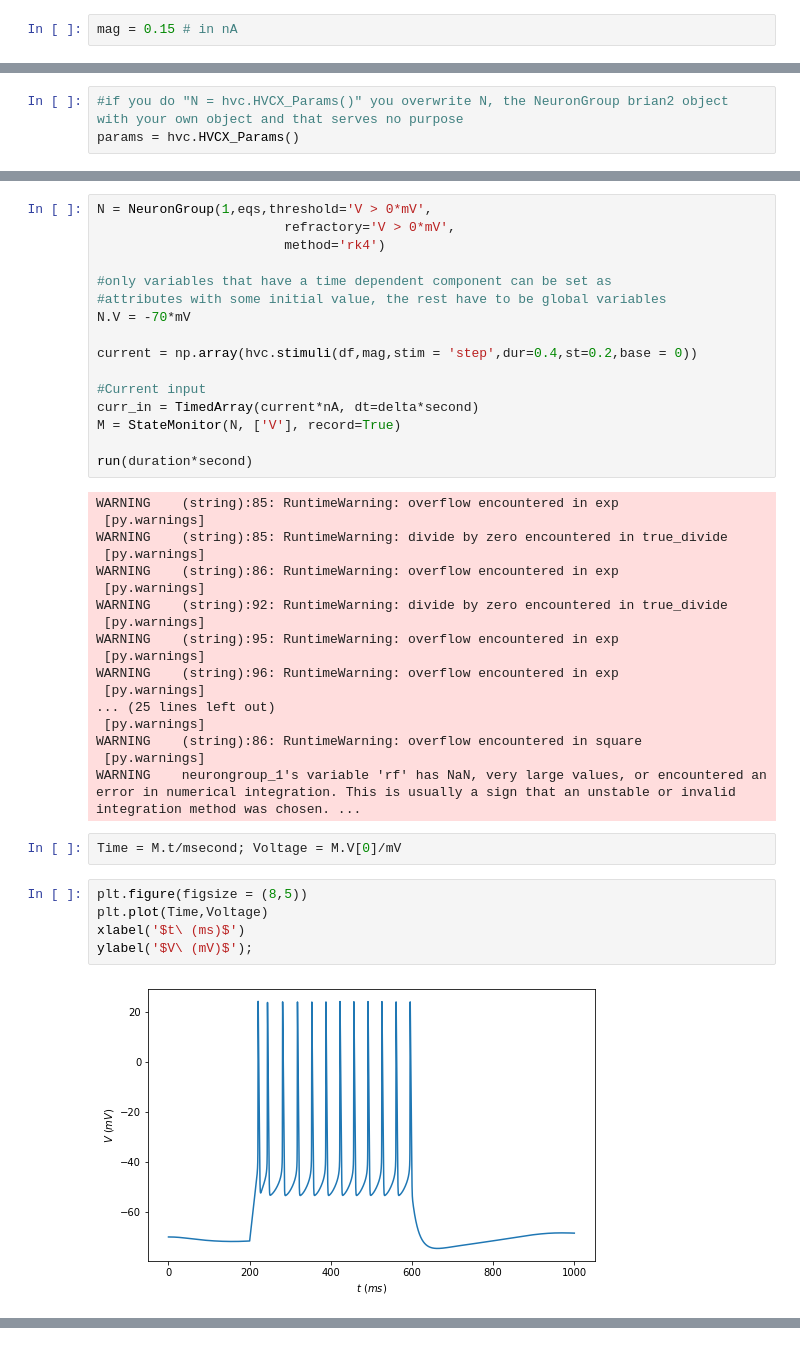
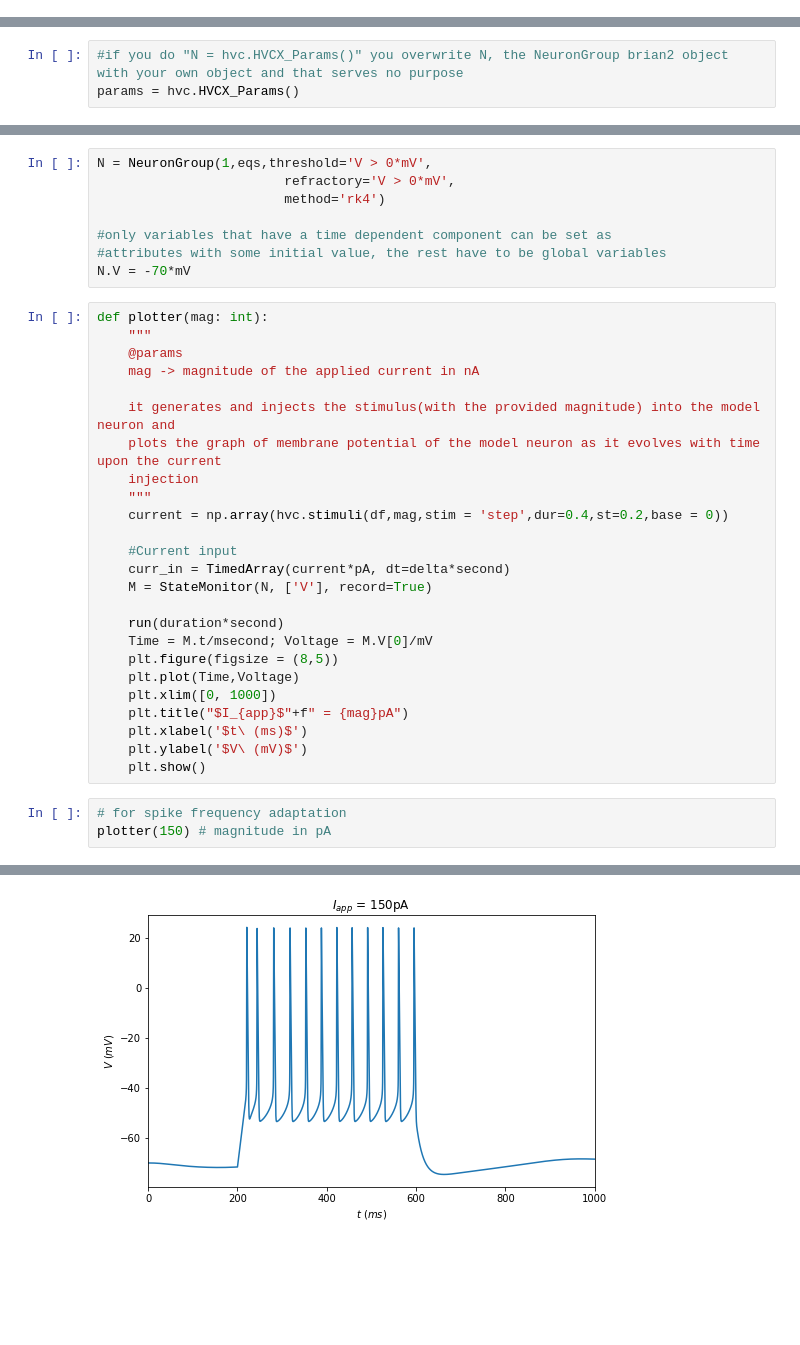
Before and after one commit to Aditi-Asati/My-HVC-Model, a Jupyter notebook: hvcx_model.ipynb, the cells around one changed output, grey strips where cells are left out. Saved outputs shown, nothing was run; the diff lists cells and outputs as text; blank space fills up the shorter version.

```diff
--- a/hvcx_model.ipynb
+++ b/hvcx_model.ipynb
@@ -14,8 +14,6 @@ duration = 1 # in sec
 # %%
 time_vec = np.arange(0,duration,delta)
 df = pd.DataFrame({'t':time_vec})
-# %%
-mag = 0.15 # in nA
 # %%
 # The model
 eqs = '''
@@ -104,38 +93,32 @@ N = NeuronGroup(1,eqs,threshold='V > 0*mV',
 #only variables that have a time dependent component can be set as
 #attributes with some initial value, the rest have to be global variables
 N.V = -70*mV
-
-current = np.array(hvc.stimuli(df,mag,stim = 'step',dur=0.4,st=0.2,base = 0))
-
-#Current input
-curr_in = TimedArray(current*nA, dt=delta*second)
-M = StateMonitor(N, ['V'], record=True)
-
-run(duration*second)
-# %% [output]
-WARNING    (string):85: RuntimeWarning: overflow encountered in exp
- [py.warnings]
-WARNING    (string):85: RuntimeWarning: divide by zero encountered in true_divide
- [py.warnings]
-WARNING    (string):86: RuntimeWarning: overflow encountered in exp
- [py.warnings]
-WARNING    (string):92: RuntimeWarning: divide by zero encountered in true_divide
- [py.warnings]
-WARNING    (string):95: RuntimeWarning: overflow encountered in exp
- [py.warnings]
-WARNING    (string):96: RuntimeWarning: overflow encountered in exp
- [py.warnings]
-... (25 lines left out)
- [py.warnings]
-WARNING    (string):86: RuntimeWarning: overflow encountered in square
- [py.warnings]
-WARNING    neurongroup_1's variable 'rf' has NaN, very large values, or encountered an error in numerical integration. This is usually a sign that an unstable or invalid integration method was chosen. ...
-# %%
-Time = M.t/msecond; Voltage = M.V[0]/mV
-# %%
-plt.figure(figsize = (8,5))
-plt.plot(Time,Voltage)
-xlabel('$t\ (ms)$')
-ylabel('$V\ (mV)$');
-# %% [output]
-[figure, removed]
+# %%
+def plotter(mag: int):
+    """
+    @params
+    mag -> magnitude of the applied current in nA
+
+    it generates and injects the stimulus(with the provided magnitude) into the model neuron and
+    plots the graph of membrane potential of the model neuron as it evolves with time upon the current
+    injection
+    """
+    current = np.array(hvc.stimuli(df,mag,stim = 'step',dur=0.4,st=0.2,base = 0))
+
+    #Current input
+    curr_in = TimedArray(current*pA, dt=delta*second)
+    M = StateMonitor(N, ['V'], record=True)
+
+    run(duration*second)
+    Time = M.t/msecond; Voltage = M.V[0]/mV
+    plt.figure(figsize = (8,5))
+    plt.plot(Time,Voltage)
+    plt.xlim([0, 1000])
+    plt.title("$I_{app}$"+f" = {mag}pA")
+    plt.xlabel('$t\ (ms)$')
+    plt.ylabel('$V\ (mV)$')
+    plt.show()
+# %%
+# for spike frequency adaptation
+plotter(150) # magnitude in pA
+# %% [output]
@@ -141,0 +142 @@ ylabel('$V\ (mV)$');
+[figure, added]
```
Also changed, not shown: parts of 4 cells of this notebook, 6 other files.
